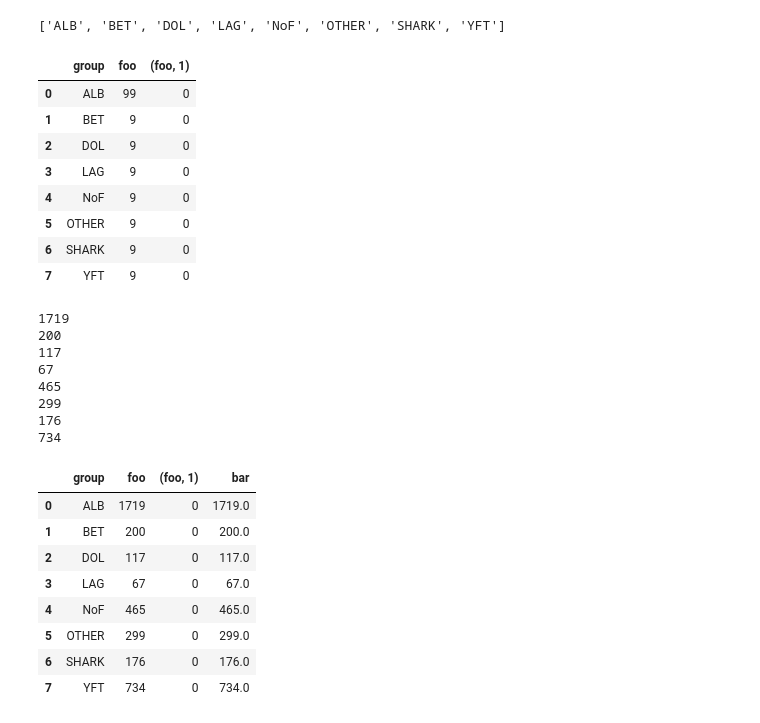
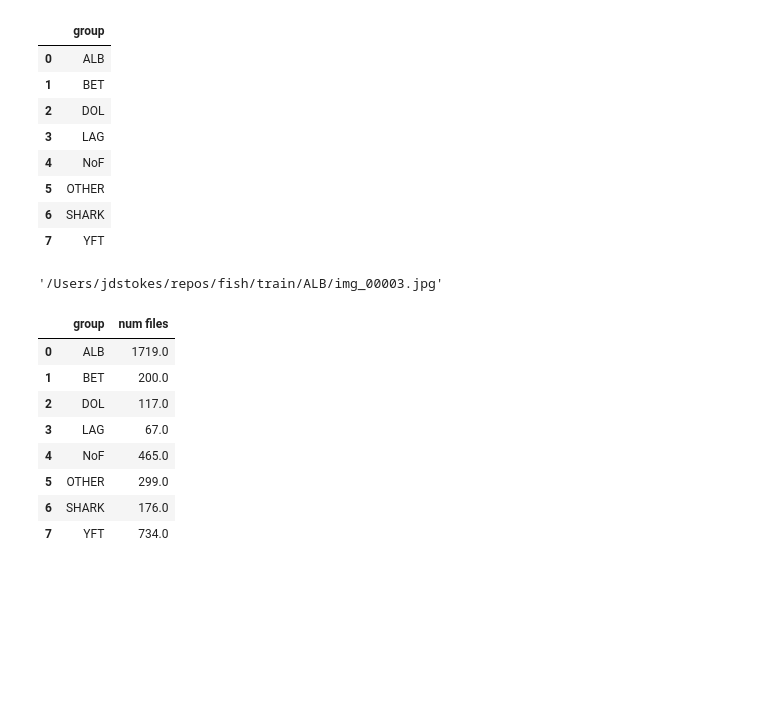
Before and after one commit to davisincubator/sashimdig, a Jupyter notebook: notebooks/test.ipynb, the cells around one changed output. Cells and saved outputs as stored; diff of their text form; code cells hidden in the pictures; blank space fills up the shorter version.

```diff
--- a/notebooks/test.ipynb
+++ b/notebooks/test.ipynb
@@ -1,62 +1,65 @@
 # %%
+%matplotlib inline
+import numpy as np
+import pandas as pd
+import matplotlib
+import matplotlib.pyplot as plt
+plt.style.use('ggplot')
+
+
 from os import getcwd
 from os import listdir
 from os.path import isfile, join, isdir
 
-mypath = getcwd()
+
+mypath = '/Users/jdstokes/repos/fish/'
 
 trainPath = join(mypath,'train')
 groupNames = [f for f in listdir(trainPath) if isdir(join(trainPath, f))]
-
-
-print(groupNames)
-# %% [output]
-['ALB', 'BET', 'DOL', 'LAG', 'NoF', 'OTHER', 'SHARK', 'YFT']
 # %%
 import numpy as np
 import pandas as pd
 
 groupData = pd.DataFrame ({'group': groupNames})
-groupData.test = 'test'
+# groupData.test = 'test'
 # %%
 
-groupData.ix[0,'foo'] = 99
+# groupData.ix[0,'foo'] = 99
 groupData
 # %% [output]
-|  | group | foo | (foo, 1) |
-| 0 | ALB | 99 | 0 |
-| 1 | BET | 9 | 0 |
-| 2 | DOL | 9 | 0 |
-| 3 | LAG | 9 | 0 |
-| 4 | NoF | 9 | 0 |
-| 5 | OTHER | 9 | 0 |
-| 6 | SHARK | 9 | 0 |
-| 7 | YFT | 9 | 0 |
+|  | group |
+| 0 | ALB |
+| 1 | BET |
+| 2 | DOL |
+| 3 | LAG |
+| 4 | NoF |
+| 5 | OTHER |
+| 6 | SHARK |
+| 7 | YFT |
+# %%
+fishPaths[groupData['group'][0]][0]
+# %% [output]
+'/Users/jdstokes/repos/fish/train/ALB/img_00003.jpg'
 # %%
+fishPaths = dict.fromkeys(groupData['group'])
+
 for idx,g in enumerate(groupNames):
     fileNames = [f for f in listdir(join(trainPath,g)) if isfile(join(trainPath,g, f))]
-    print(len(fileNames))
+    for i,f in enumerate(fileNames):
+        fileNames[i] = join(trainPath,g,f)
 
-    groupData.ix[idx,'bar'] = int(len(fileNames))
-
+    groupData.ix[idx,'num files'] = int(len(fileNames))
+    fishPaths[g] = fileNames
 
 
 groupData
 # %% [output]
-1719
-200
-117
-67
-465
-299
-176
-734
-|  | group | foo | (foo, 1) | bar |
-| 0 | ALB | 1719 | 0 | 1719.0 |
-| 1 | BET | 200 | 0 | 200.0 |
-| 2 | DOL | 117 | 0 | 117.0 |
-| 3 | LAG | 67 | 0 | 67.0 |
-| 4 | NoF | 465 | 0 | 465.0 |
-| 5 | OTHER | 299 | 0 | 299.0 |
-| 6 | SHARK | 176 | 0 | 176.0 |
-| 7 | YFT | 734 | 0 | 734.0 |
+|  | group | num files |
+| 0 | ALB | 1719.0 |
+| 1 | BET | 200.0 |
+| 2 | DOL | 117.0 |
+| 3 | LAG | 67.0 |
+| 4 | NoF | 465.0 |
+| 5 | OTHER | 299.0 |
+| 6 | SHARK | 176.0 |
+| 7 | YFT | 734.0 |
```
Also changed, not shown: parts of 6 cells of this notebook.
